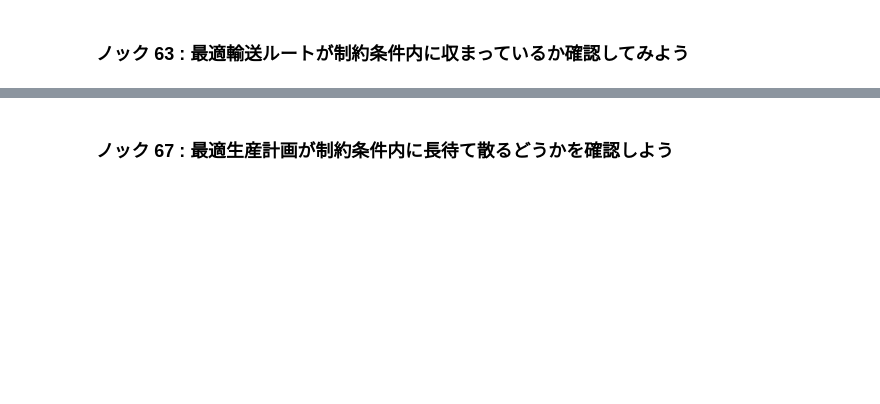
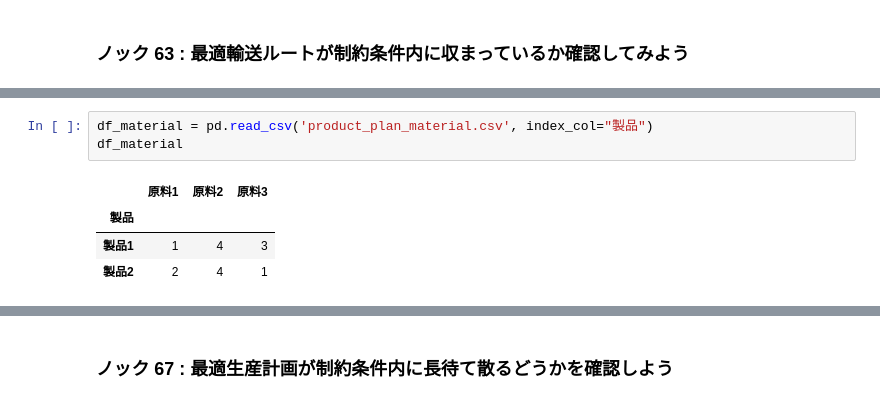
Before and after one commit to hiroshi0530/wa-src, a Jupyter notebook: ml/data100/07/07_nb.ipynb, the cells around one changed output, grey strips where cells are left out. Cells and saved outputs as stored; diff of their text form; blank space fills up the shorter version.

```diff
--- a/ml/data100/07/07_nb.ipynb
+++ b/ml/data100/07/07_nb.ipynb
@@ -156,0 +247,8 @@ for i in range(len(df_pos.columns)):
+# %%
+df_material = pd.read_csv('product_plan_material.csv', index_col="製品")
+df_material
+# %% [output]
+|  | 原料1 | 原料2 | 原料3 |
+| 製品 |  |  |  |
+| 製品1 | 1 | 4 | 3 |
+| 製品2 | 2 | 4 | 1 |
```
Also changed, not shown: parts of 42 cells of this notebook, 3 other files.
